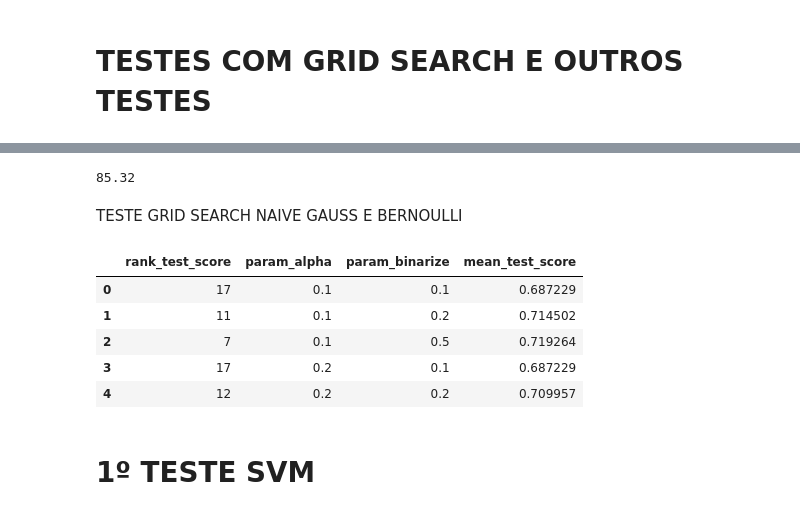
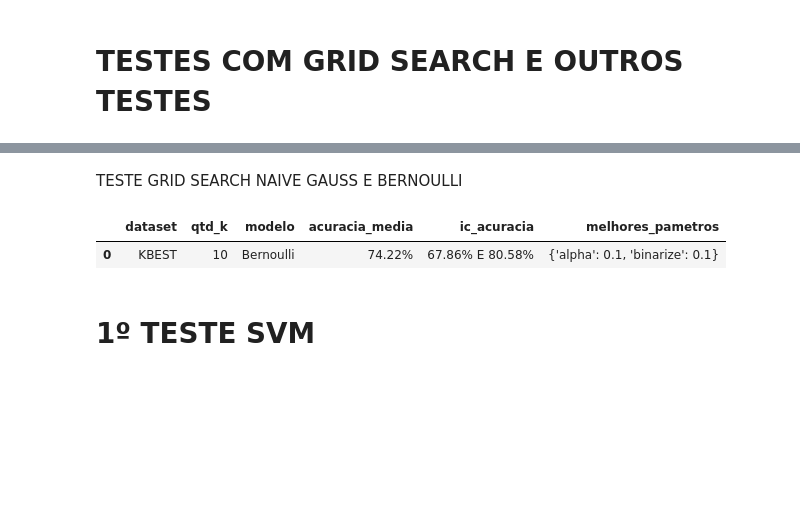
Before and after one commit to diegodedize/Rec_Padroes_PPGI_2020, a Jupyter notebook: NOTEBOOKS/DD_Rec_Padroes_imagens_coronarias.ipynb, the cells around one changed output, grey strips where cells are left out. Cells and saved outputs as stored; diff of their text form; code cells hidden in the pictures; blank space fills up the shorter version.

```diff
--- a/NOTEBOOKS/DD_Rec_Padroes_imagens_coronarias.ipynb
+++ b/NOTEBOOKS/DD_Rec_Padroes_imagens_coronarias.ipynb
@@ -1433,21 +1466,17 @@ classificador.best_params_
-# %%
-round(classificador.best_score_*100,2)
-# %% [output]
-85.32
 # %% [markdown]
 TESTE GRID SEARCH NAIVE GAUSS E BERNOULLI
 # %%
 from sklearn.model_selection import GridSearchCV
 
-dataset_testado = 'COMPLETO'
-df_nb = pd.read_csv("../RESULTADOS/df_final_20200510.csv") #COMPLETO
+#dataset_testado = 'COMPLETO'
+#df_nb = pd.read_csv("../RESULTADOS/df_final_20200510.csv") #COMPLETO
 
 
 #dataset_testado = 'PCA'
 #df_nb = pd.read_csv("../RESULTADOS/df_pca_pc53_20200510.csv") #PCA
 
-#dataset_testado = 'KBEST'
-#df_nb = pd.read_csv("../RESULTADOS/df_kbest_fclassif_20200510.csv") #KBEST
+dataset_testado = 'KBEST'
+df_nb = pd.read_csv("../RESULTADOS/df_kbest_fclassif_20200510.csv") #KBEST
 
 #dataset_testado = 'RFE'
 #df_nb = pd.read_csv("../RESULTADOS/df_RFE_20200510.csv") #RFE
@@ -1473,48 +1502,75 @@ Y = df_nb.loc[:, 'TARGET']
 #if modelo == 'Bernourlli':
     # Treinando e aplicando o modelo NB BERNOULLI na base inteira
 #    modelNB = BernoulliNB(alpha=val_param,binarize=0.5)
 
 
 # classificador = GridSearchCV(svm.SVC(),{
 #                 'C':[0.1,0.2,0.5,1,1.5,10,20],
 #                 'kernel':['rbf','linear','poly','sigmoid'],
 #                 'gamma':['auto','scale']
 #                 },cv=cv_,return_train_score=False)
 
 
+
+modelo='Bernoulli'
+#modelo='Gaussian'
+
 k_qtd=10
 cv_ = StratifiedKFold(n_splits=k_qtd, shuffle=True, random_state=1)
 
 
-#classificador = GridSearchCV(GaussianNB(),{
-#                'var_smoothing':[0.1,0.2,0.5,1,1.5,10,20]
-#                },cv=cv_,return_train_score=False)
+if modelo=='Gaussian':
+    classificador = GridSearchCV(GaussianNB(),{
+                    'var_smoothing':[0.1,0.2,0.5,1,1.5,10,20]
+                    },cv=cv_,return_train_score=False)
 
-
-classificador = GridSearchCV(BernoulliNB(),{
-                'alpha':[0.1,0.2,0.5,1,1.5,10,20],
-                'binarize':[0.1,0.2,0.5]
-                },cv=cv_,return_train_score=False)
+if modelo=='Bernoulli':
+    modelo='Bernoulli'
+    classificador = GridSearchCV(BernoulliNB(),{
+                    'alpha':[0.1,0.2,0.5,1,1.5,10,20],
+                    'binarize':[0.1,0.2,0.5]
+                    },cv=cv_,return_train_score=False)
 
 
 classificador.fit(XX, Y)
 classificador.cv_results_
 
 df_resultados = pd.DataFrame(classificador.cv_results_)
 df_resultados
 
 #GAUSSIAN
 #df_resultados[['rank_test_score','param_var_smoothing','mean_test_score']]
 
 #BERNOULLI
-df_resultados[['rank_test_score','param_alpha','param_binarize','mean_test_score']].head(5)
+#df_resultados[['rank_test_score','param_alpha','param_binarize','mean_test_score']].head(5)
+
+
+#PEGA A LINHA COM OS MELHORES PARAMETROS
+a= df_resultados.sort_values(by=['rank_test_score']).head(1)
+IC_ACC=[]
+vacc=[]
+for i in range(0,k_qtd):
+    #print(str(a['split' + str(i) + '_test_score'].values))
+    vacc.append(a['split' + str(i) + '_test_score'].values)
+
+IC_ACC =sms.DescrStatsW(vacc).tconfint_mean(alpha=0.05)
+
+data={}
+data = {
+    'dataset': [dataset_testado],
+    'qtd_k': [k_qtd],
+    'modelo': [modelo],
+    'acuracia_media': [f'{round(classificador.best_score_*100,2)}%'],
+    'ic_acuracia': [f'{round(float(IC_ACC[0])*100,2)}% E {round(float(IC_ACC[1])*100,2)}%'],
+    'melhores_pametros': [classificador.best_params_]
+
+}
+
+df_results = pd.DataFrame(data)
+df_results
 # %% [output]
-|  | rank_test_score | param_alpha | param_binarize | mean_test_score |
-| 0 | 17 | 0.1 | 0.1 | 0.687229 |
-| 1 | 11 | 0.1 | 0.2 | 0.714502 |
-| 2 | 7 | 0.1 | 0.5 | 0.719264 |
-| 3 | 17 | 0.2 | 0.1 | 0.687229 |
-| 4 | 12 | 0.2 | 0.2 | 0.709957 |
+|  | dataset | qtd_k | modelo | acuracia_media | ic_acuracia | melhores_pametros |
+| 0 | KBEST | 10 | Bernoulli | 74.22% | 67.86% E 80.58% | {'alpha': 0.1, 'binarize': 0.1} |
 # %% [markdown]
 # 1º TESTE SVM
 # %%
```
Also changed, not shown: parts of 9 cells of this notebook.
